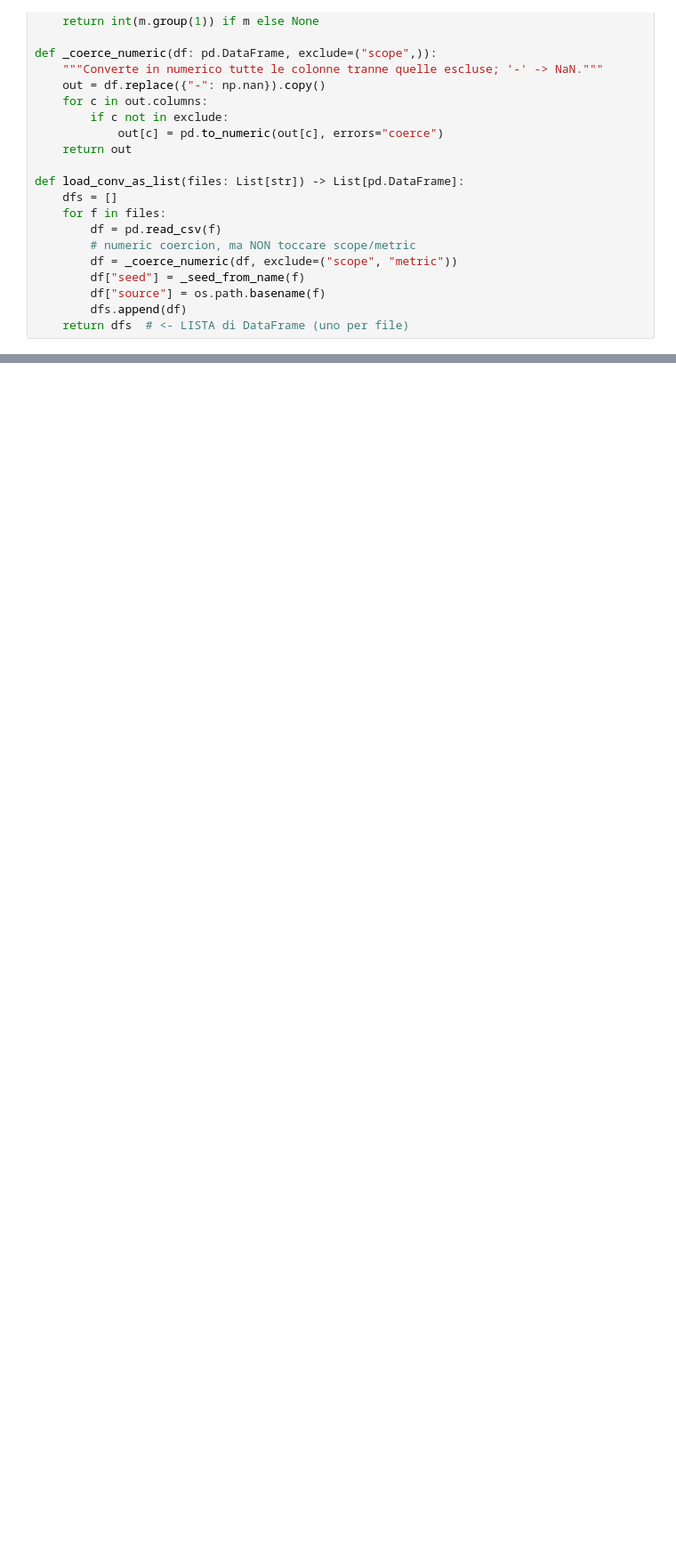
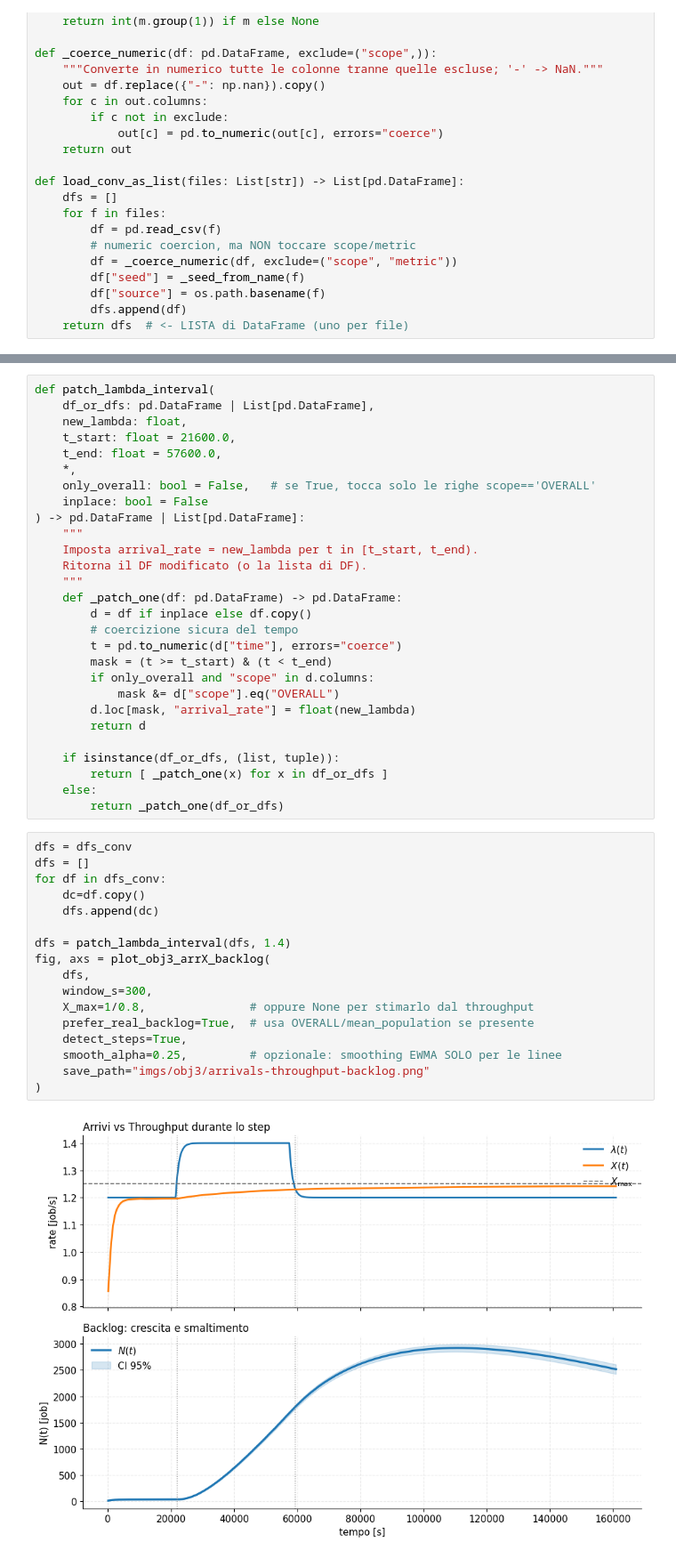
Before and after one commit to Dissan97/PMCNS-PROJECT, a Jupyter notebook: transitory.ipynb, the cells around one changed output, grey strips where cells are left out. Shown at 89% size. Drawn from its saved outputs; the diff is of its cells as text; blank space fills up the shorter version.

```diff
--- a/transitory.ipynb
+++ b/transitory.ipynb
@@ -1016,0 +1050,47 @@ ValueError: Nessuna serie valida: controlla scope/λ o i filtri.
+# %%
+def patch_lambda_interval(
+    df_or_dfs: pd.DataFrame | List[pd.DataFrame],
+    new_lambda: float,
+    t_start: float = 21600.0,
+    t_end: float = 57600.0,
+    *,
+    only_overall: bool = False,   # se True, tocca solo le righe scope=='OVERALL'
+    inplace: bool = False
+) -> pd.DataFrame | List[pd.DataFrame]:
+    """
+    Imposta arrival_rate = new_lambda per t in [t_start, t_end).
+    Ritorna il DF modificato (o la lista di DF).
+    """
+    def _patch_one(df: pd.DataFrame) -> pd.DataFrame:
+        d = df if inplace else df.copy()
+        # coercizione sicura del tempo
+        t = pd.to_numeric(d["time"], errors="coerce")
+        mask = (t >= t_start) & (t < t_end)
+        if only_overall and "scope" in d.columns:
+            mask &= d["scope"].eq("OVERALL")
+        d.loc[mask, "arrival_rate"] = float(new_lambda)
+        return d
+
+    if isinstance(df_or_dfs, (list, tuple)):
+        return [ _patch_one(x) for x in df_or_dfs ]
+    else:
+        return _patch_one(df_or_dfs)
+# %%
+dfs = dfs_conv
+dfs = []
+for df in dfs_conv:
+    dc=df.copy()
+    dfs.append(dc)
+
+dfs = patch_lambda_interval(dfs, 1.4)
+fig, axs = plot_obj3_arrX_backlog(
+    dfs,
+    window_s=300,
+    X_max=1/0.8,               # oppure None per stimarlo dal throughput
+    prefer_real_backlog=True,  # usa OVERALL/mean_population se presente
+    detect_steps=True,
+    smooth_alpha=0.25,         # opzionale: smoothing EWMA SOLO per le linee
+    save_path="imgs/obj3/arrivals-throughput-backlog.png"
+)
+# %% [output]
+[figure, added]
```
Also changed, not shown: parts of 15 cells of this notebook.
